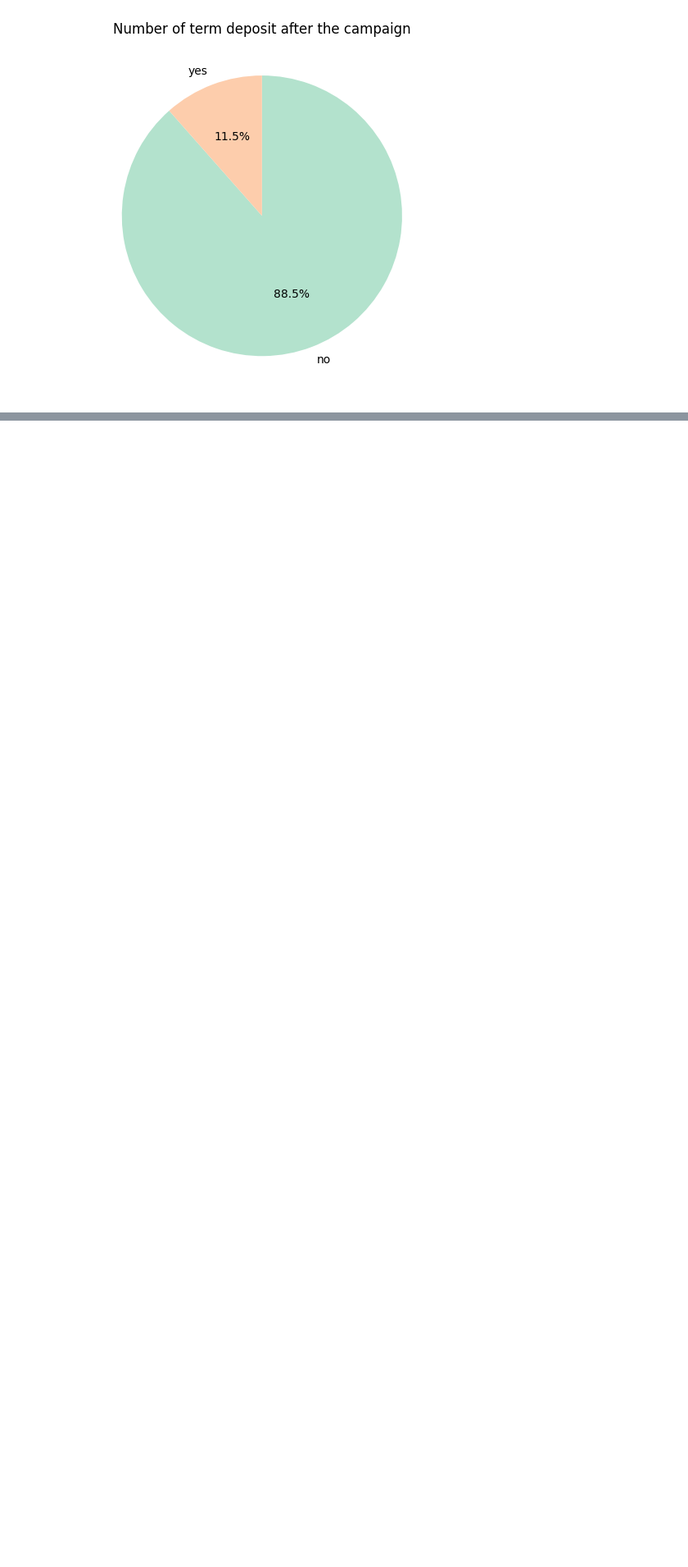
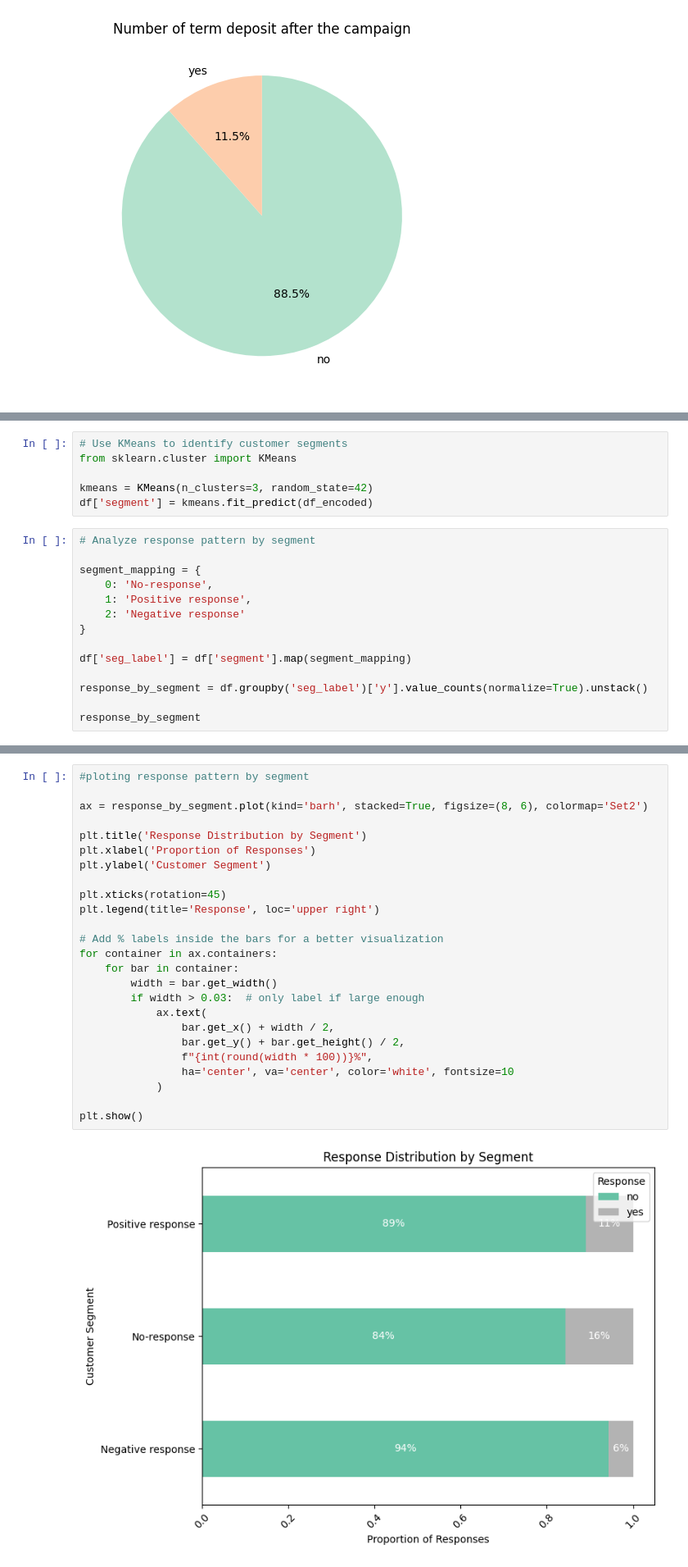
Before and after one commit to 45modeus/DI-Bootcamp, a Jupyter notebook: Week12/day1/hackaton.ipynb, the cells around one changed output, grey strips where cells are left out. Shown at 82% size. Saved outputs shown, nothing was run; the diff lists cells and outputs as text; blank space fills up the shorter version.

```diff
--- a/Week12/day1/hackaton.ipynb
+++ b/Week12/day1/hackaton.ipynb
@@ -316,0 +356,20 @@ plt.show()
+# %%
+# Use KMeans to identify customer segments
+from sklearn.cluster import KMeans
+
+kmeans = KMeans(n_clusters=3, random_state=42)
+df['segment'] = kmeans.fit_predict(df_encoded)
+# %%
+# Analyze response pattern by segment
+
+segment_mapping = {
+    0: 'No-response',
+    1: 'Positive response',
+    2: 'Negative response'
+}
+
+df['seg_label'] = df['segment'].map(segment_mapping)
+
+response_by_segment = df.groupby('seg_label')['y'].value_counts(normalize=True).unstack()
+
+response_by_segment
@@ -316,0 +382,27 @@ plt.show()
+# %%
+#ploting response pattern by segment
+
+ax = response_by_segment.plot(kind='barh', stacked=True, figsize=(8, 6), colormap='Set2')
+
+plt.title('Response Distribution by Segment')
+plt.xlabel('Proportion of Responses')
+plt.ylabel('Customer Segment')
+
+plt.xticks(rotation=45)
+plt.legend(title='Response', loc='upper right')
+
+# Add % labels inside the bars for a better visualization
+for container in ax.containers:
+    for bar in container:
+        width = bar.get_width()
+        if width > 0.03:  # only label if large enough
+            ax.text(
+                bar.get_x() + width / 2,
+                bar.get_y() + bar.get_height() / 2,
+                f"{int(round(width * 100))}%",
+                ha='center', va='center', color='white', fontsize=10
+            )
+
+plt.show()
+# %% [output]
+[figure, added]
```
Also changed, not shown: parts of 12 cells of this notebook.
